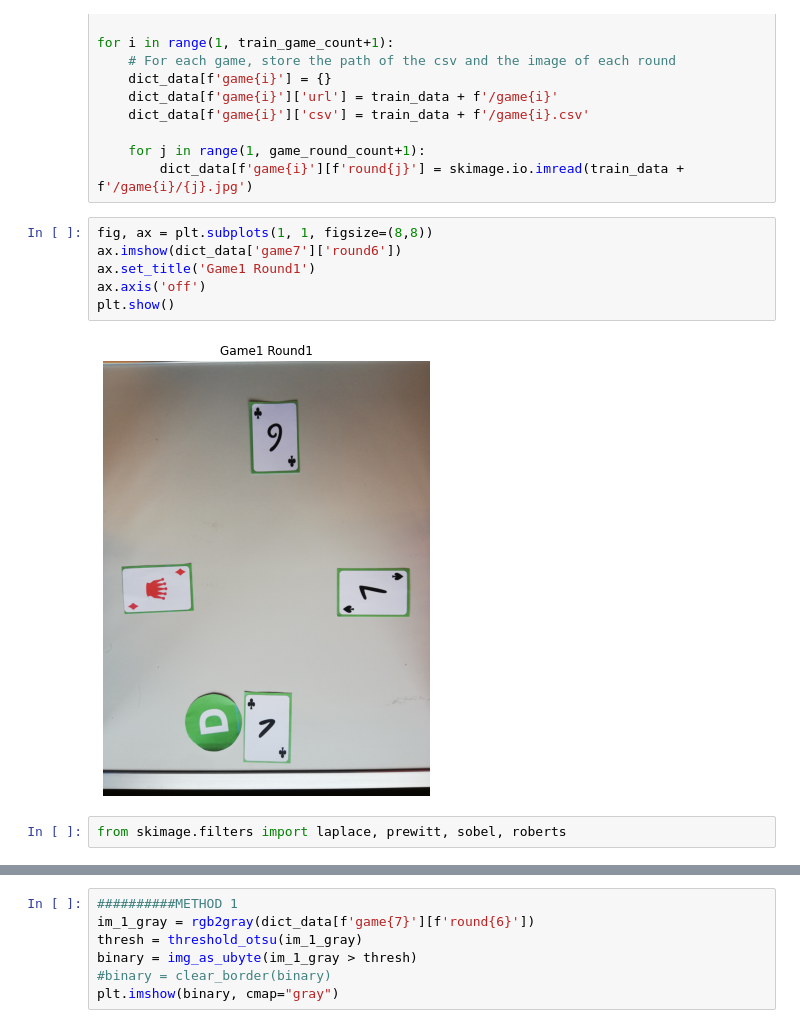
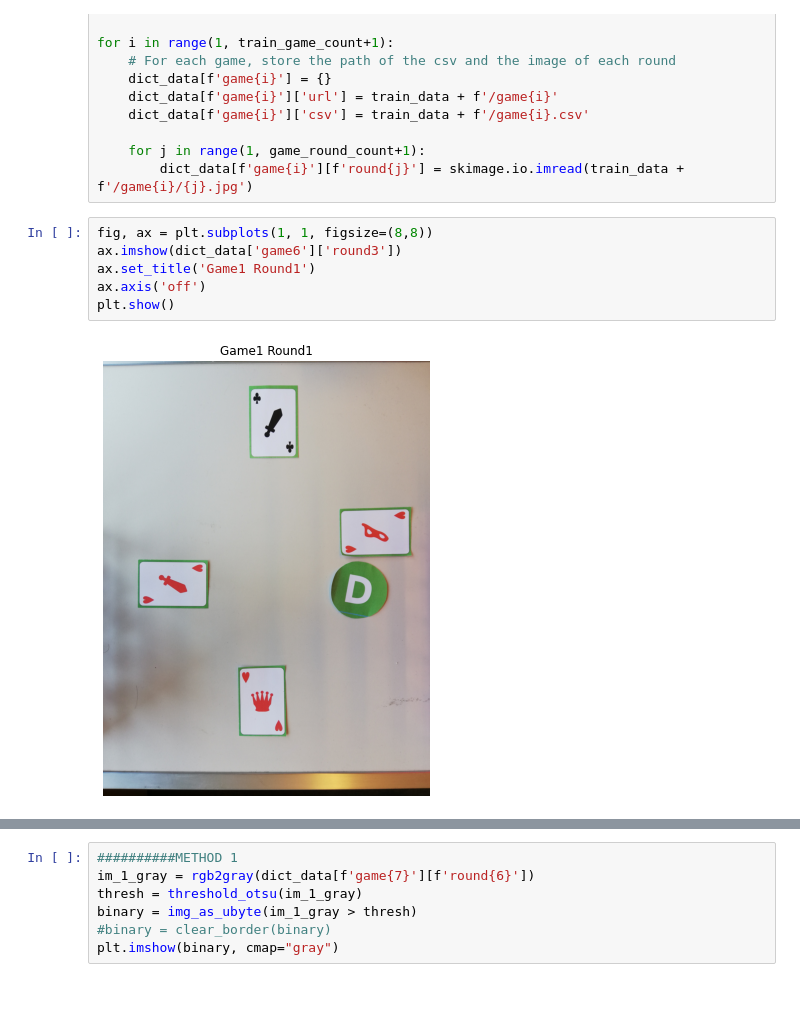
Before and after one commit to Ghalicb/IAPR-squad-lab, a Jupyter notebook: project/project.ipynb, the cells around one changed output, grey strips where cells are left out. Cells and saved outputs as stored; diff of their text form; blank space fills up the shorter version.

```diff
--- a/project/project.ipynb
+++ b/project/project.ipynb
@@ -132,11 +250,9 @@ for i in range(1, train_game_count+1):
         dict_data[f'game{i}'][f'round{j}'] = skimage.io.imread(train_data + f'/game{i}/{j}.jpg')
 # %%
 fig, ax = plt.subplots(1, 1, figsize=(8,8))
-ax.imshow(dict_data['game7']['round6'])
+ax.imshow(dict_data['game6']['round3'])
 ax.set_title('Game1 Round1')
 ax.axis('off')
 plt.show()
 # %% [output]
-[figure, old version]
+[figure, new version]
-# %%
-from skimage.filters import laplace, prewitt, sobel, roberts
```
Also changed, not shown: parts of 78 cells of this notebook, 2 other files.
